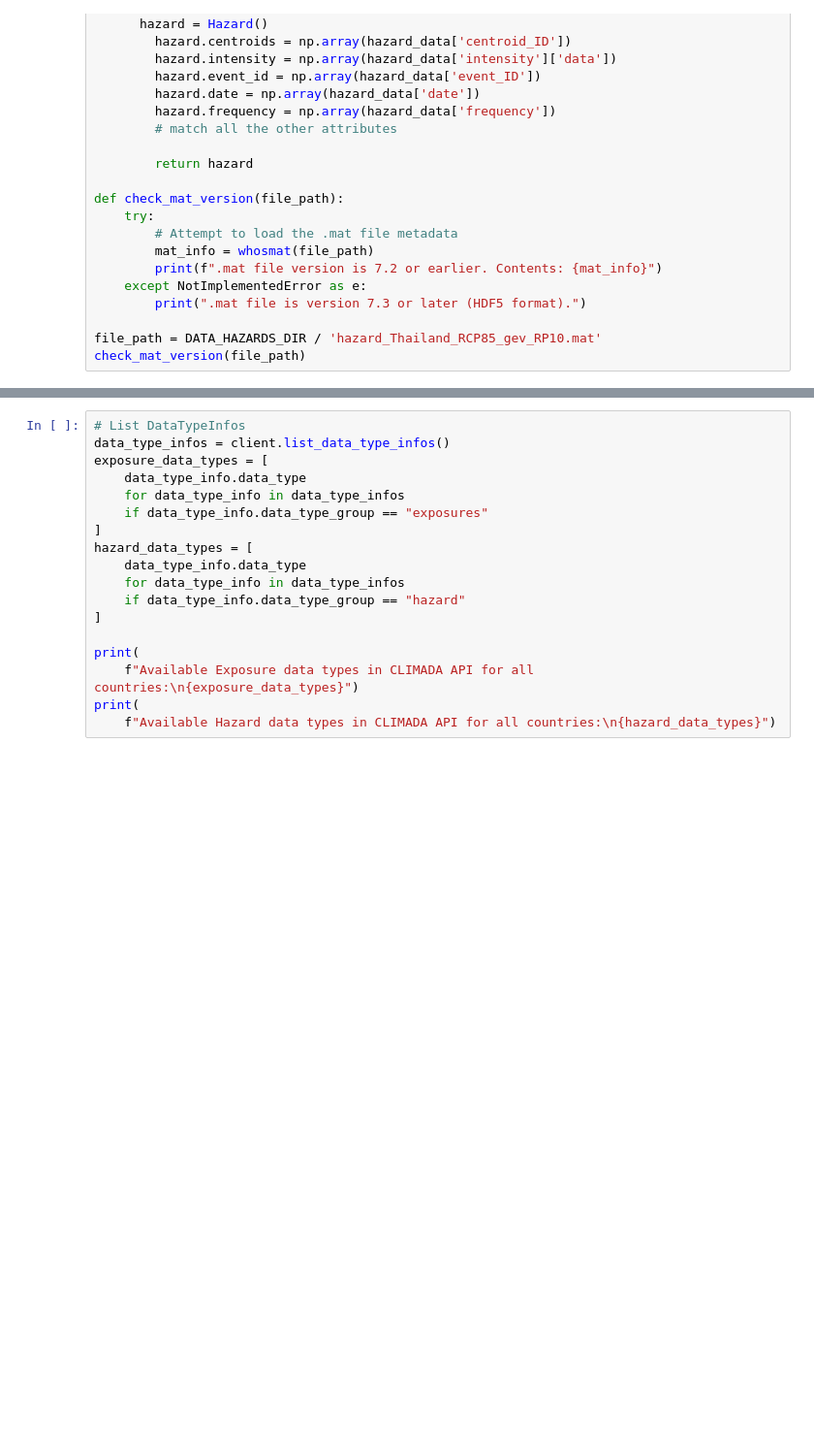
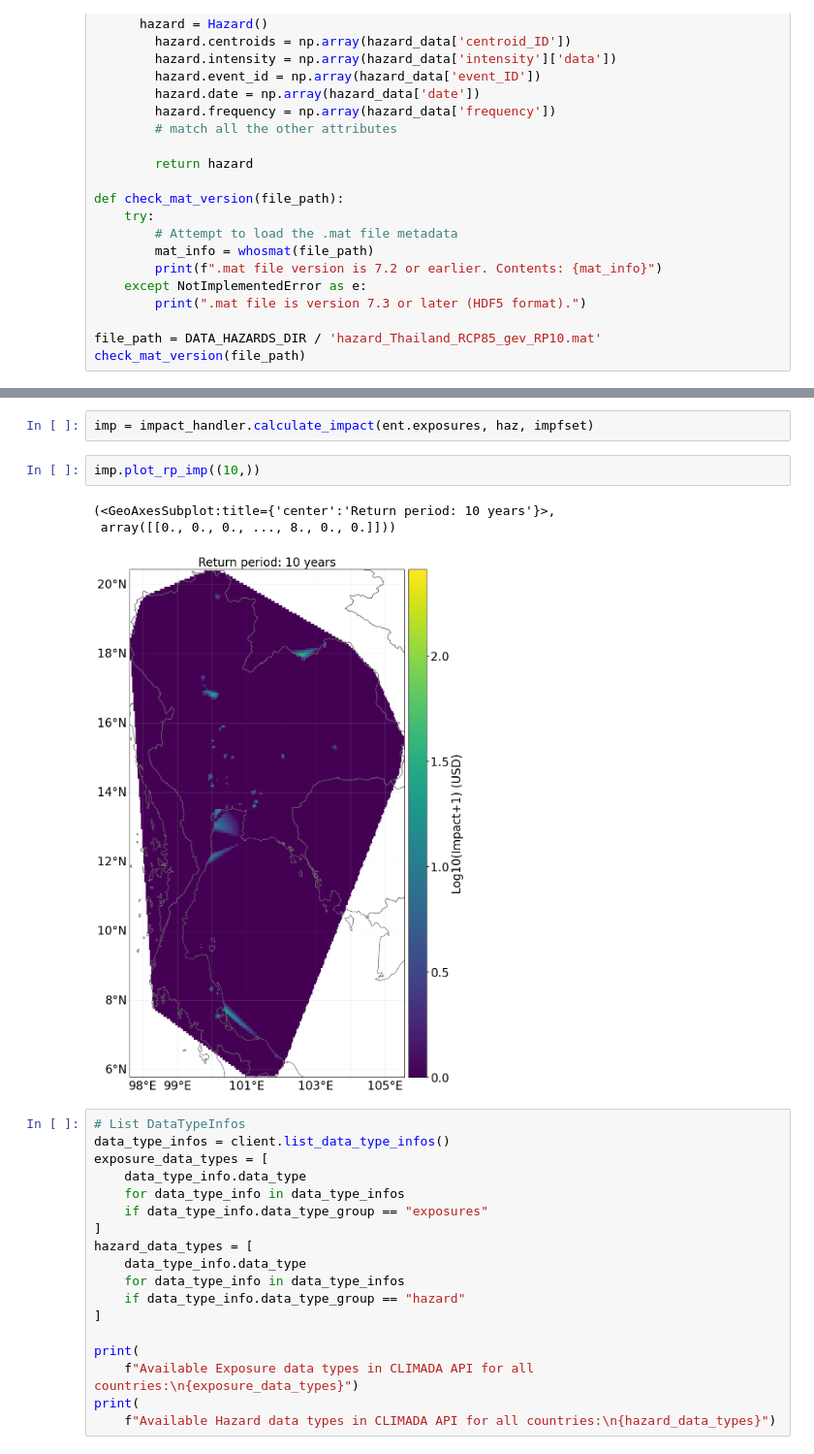
Before and after one commit to gkalomalos/ERA_projects_SWORD, a Jupyter notebook: backend/dev.ipynb, the cells around one changed output, grey strips where cells are left out. Shown at 97% size. Saved outputs shown, nothing was run; the diff lists cells and outputs as text; blank space fills up the shorter version.

```diff
--- a/backend/dev.ipynb
+++ b/backend/dev.ipynb
@@ -468,3 +351,11 @@ impact_fun_id	intensity	mdd	paa	mdr	peril_ID	Intensity_unit	name
+# %%
+imp = impact_handler.calculate_impact(ent.exposures, haz, impfset)
+# %%
+imp.plot_rp_imp((10,))
+# %% [output]
+(<GeoAxesSubplot:title={'center':'Return period: 10 years'}>,
+ array([[0., 0., 0., ..., 8., 0., 0.]]))
+[figure, added]
 # %%
 # List DataTypeInfos
 data_type_infos = client.list_data_type_infos()
```
Also changed, not shown: parts of 16 cells of this notebook, 4 other files.
